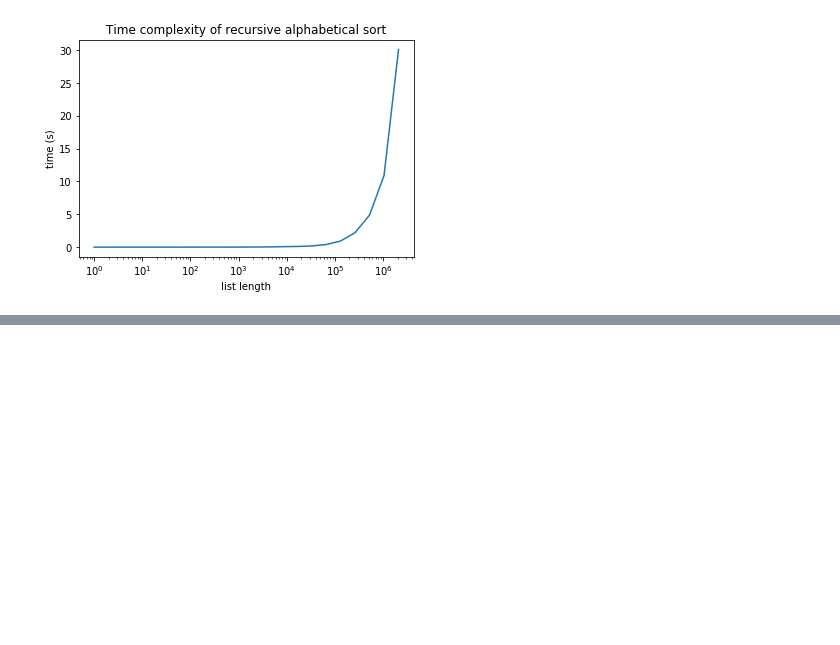
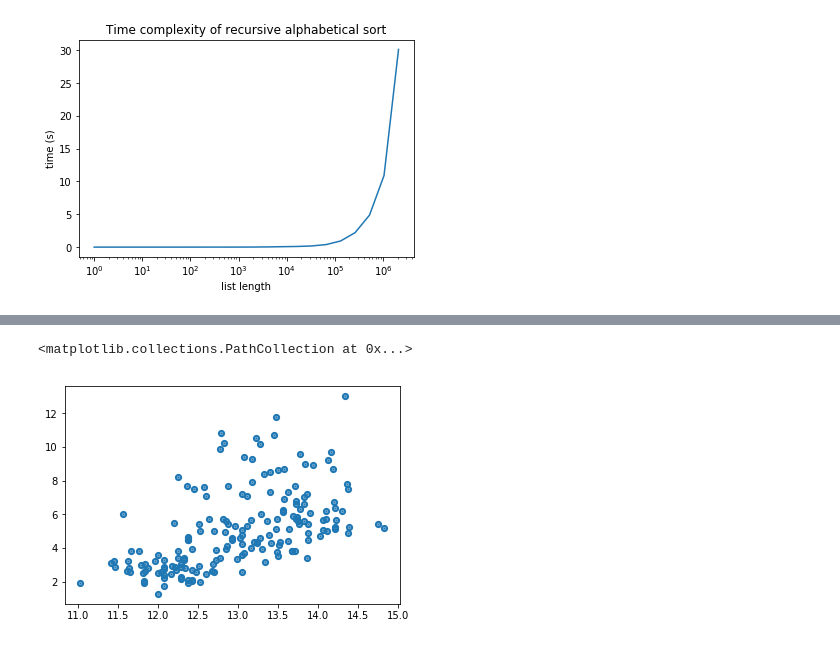
Before and after one commit to Debodeep94/ADM-HW4, a Jupyter notebook: main.ipynb, the cells around one changed output, grey strips where cells are left out. Cells and saved outputs as stored; diff of their text form; code cells hidden in the pictures; blank space fills up the shorter version.

```diff
--- a/main.ipynb
+++ b/main.ipynb
@@ -641,0 +771,6 @@ plt.show()
+# %%
+data=pd.read_csv('C:\\Users\Debodeep\Documents\Sapienza Learning Materials\ADM\ADMHw4\wine.txt',header=None)
+data.columns=['class','Alcohol','Malic_acid','Ash','Alcalinity_of_ash','Magnesium','Total_phenols','Flavanoids','Nonflavanoid_phenols','Proanthocyanins','Color_intensity','Hue','OD280/OD315_of_diluted_wines','Proline']
+#data= data.drop('class', 1)
+#data= data.drop(columns=[0])
+data.head()
@@ -641,0 +786,4 @@ plt.show()
+# %%
+X = data[['Alcohol','Color_intensity']]
+# %%
+df=kmeans(X)
@@ -641,0 +842,5 @@ plt.show()
+# %%
+plt.scatter(df['Alcohol'],df["Color_intensity"],marker='.', s=20, linewidths=5)
+# %% [output]
+<matplotlib.collections.PathCollection at 0x...>
+[figure, added]
```
Also changed, not shown: parts of 56 cells of this notebook, 1 other file.
